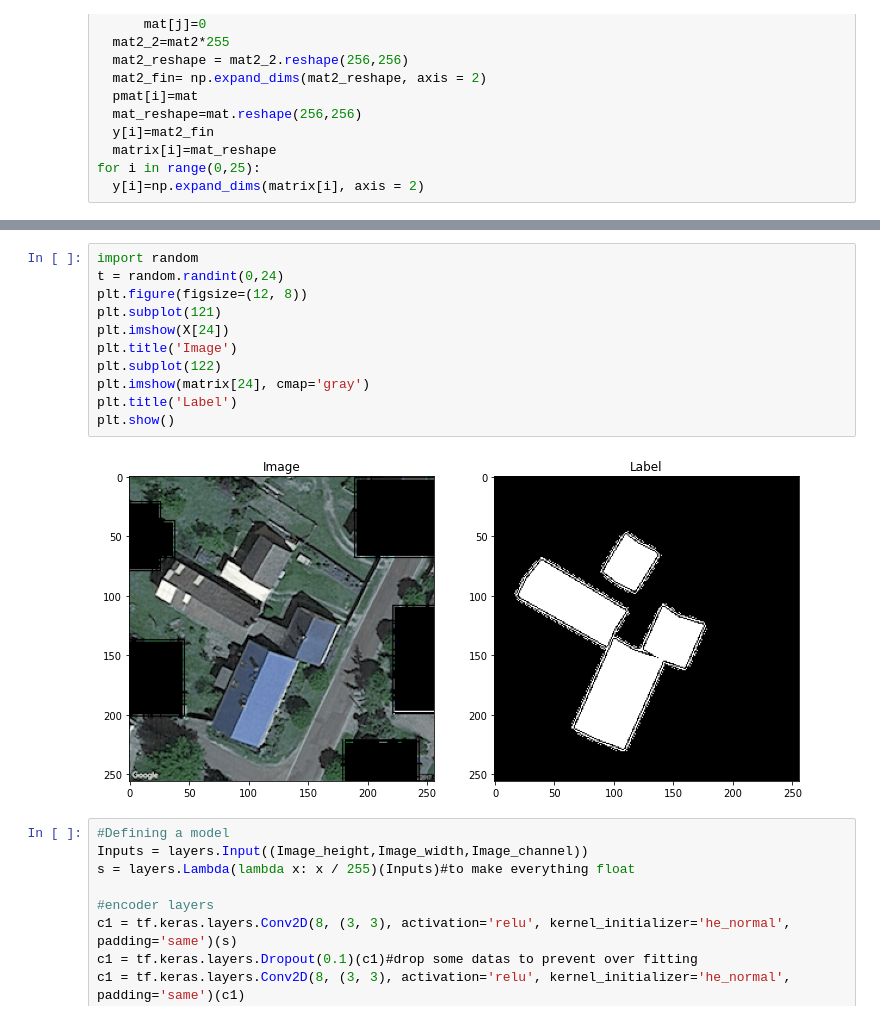
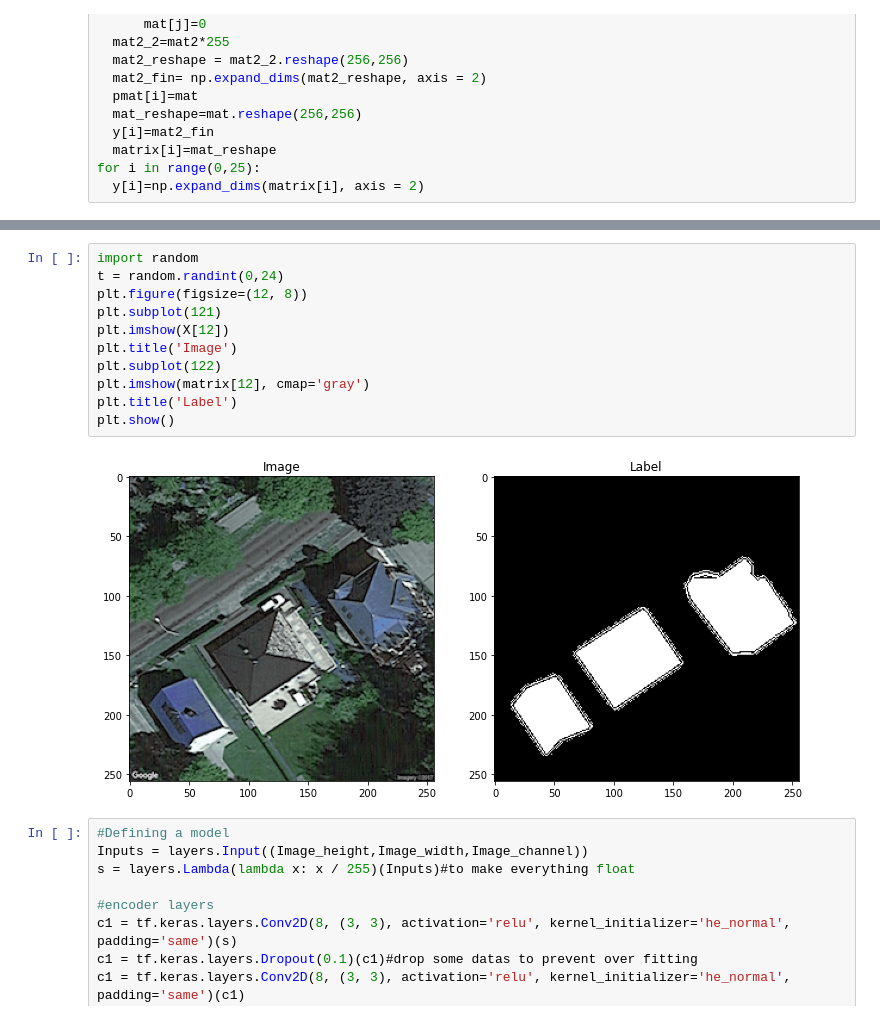
Before and after one commit to fereshteh-bahadory/Segmentation-for-rooftop-images, a Jupyter notebook: final_code.ipynb, the cells around one changed output, grey strips where cells are left out. Saved outputs shown, nothing was run; the diff lists cells and outputs as text.

```diff
--- a/final_code.ipynb
+++ b/final_code.ipynb
@@ -122,16 +121,16 @@ plt.show()
 # %%
 import random
 t = random.randint(0,24)
 plt.figure(figsize=(12, 8))
 plt.subplot(121)
-plt.imshow(X[24])
+plt.imshow(X[12])
 plt.title('Image')
 plt.subplot(122)
-plt.imshow(matrix[24], cmap='gray')
+plt.imshow(matrix[12], cmap='gray')
 plt.title('Label')
 plt.show()
 # %% [output]
-[figure, old version]
+[figure, new version]
 # %%
 #Defining a model
 Inputs = layers.Input((Image_height,Image_width,Image_channel))
```
Also changed, not shown: parts of 12 cells of this notebook.
